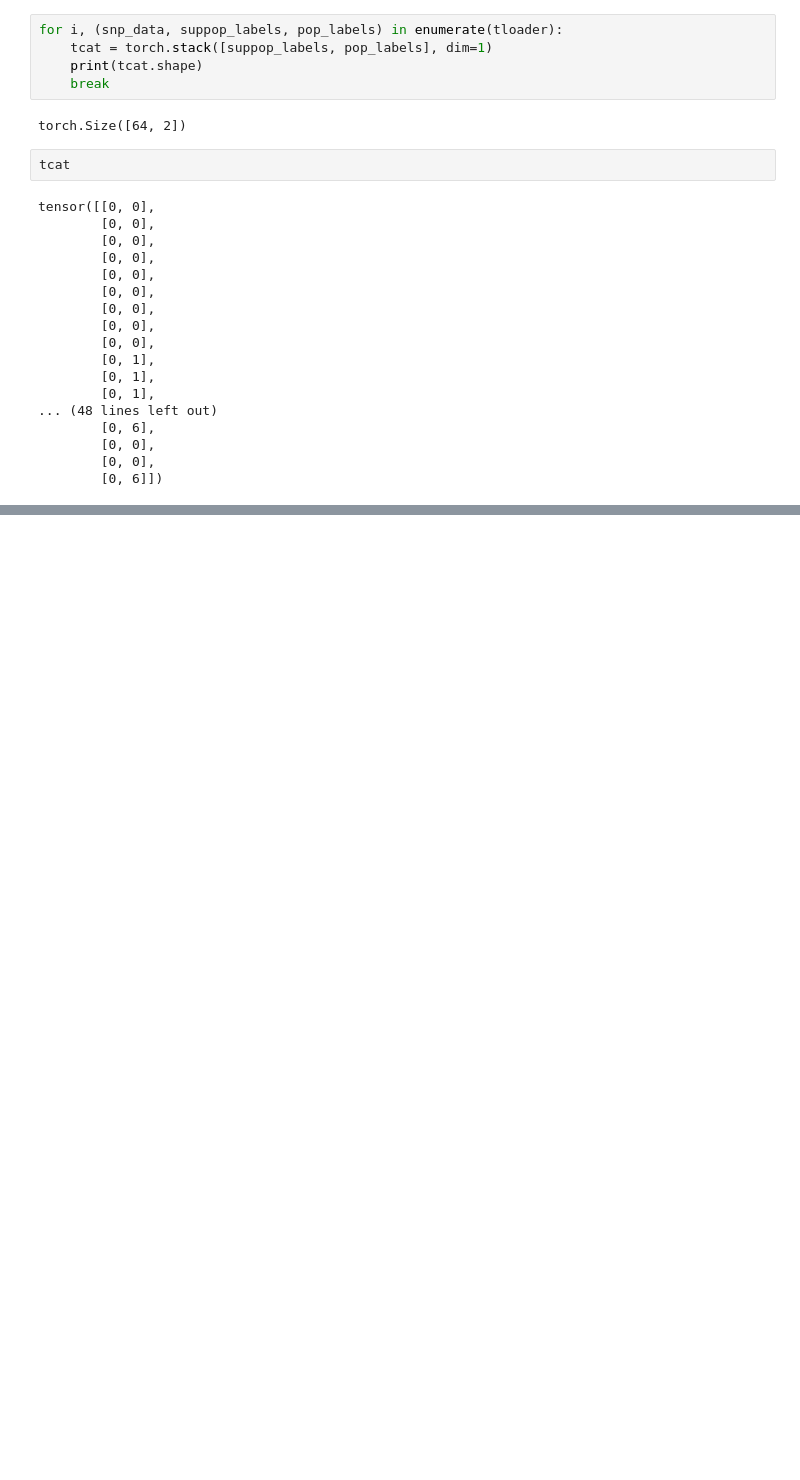
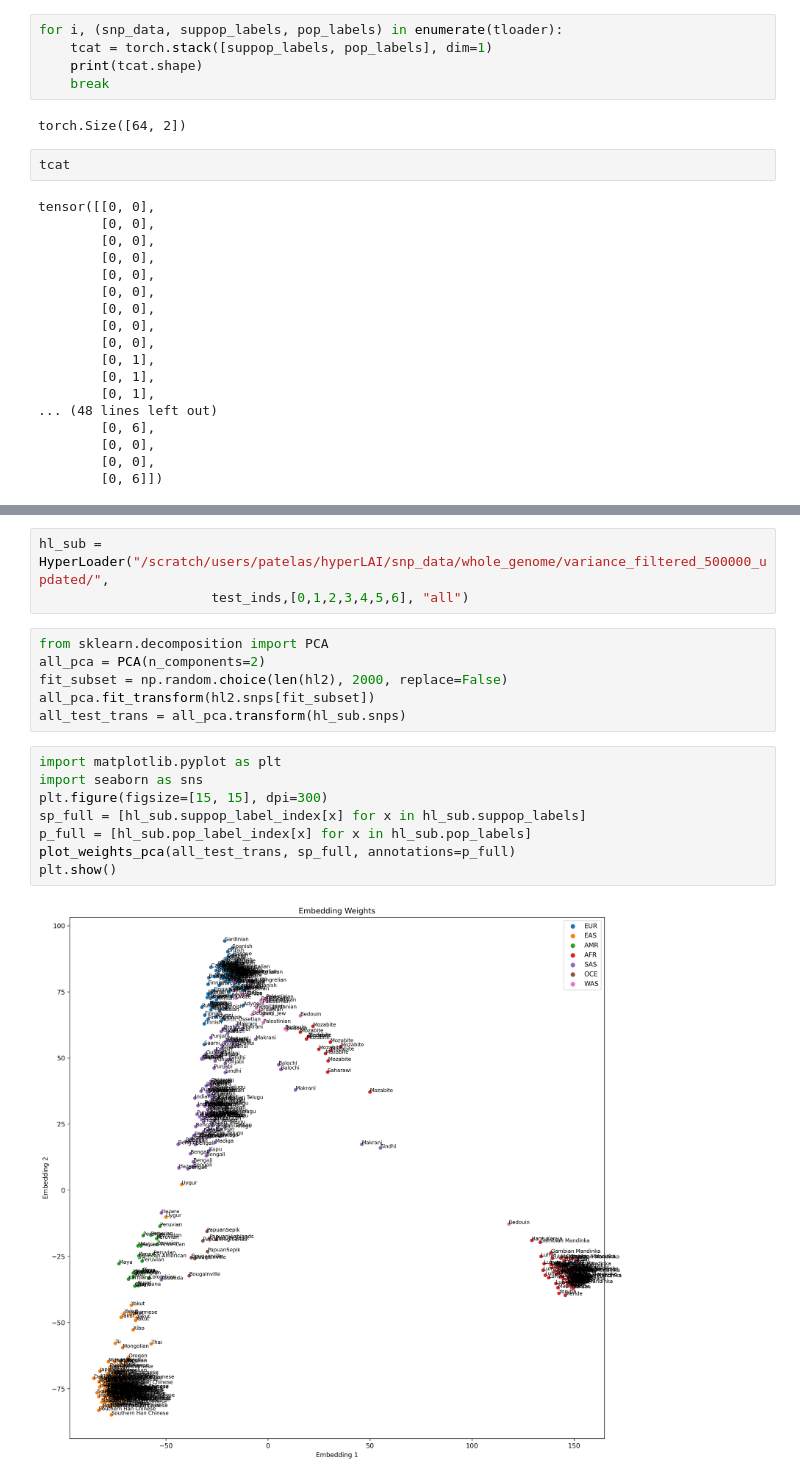
Before and after one commit to AI-sandbox/hyperPop, a Jupyter notebook: notebooks/scratch/scratchwork.ipynb, the cells around one changed output, grey strips where cells are left out. Cells and saved outputs as stored; diff of their text form; blank space fills up the shorter version.

```diff
--- a/notebooks/scratch/scratchwork.ipynb
+++ b/notebooks/scratch/scratchwork.ipynb
@@ -382,0 +441,19 @@ tensor([[0, 0],
+# %%
+hl_sub = HyperLoader("/scratch/users/patelas/hyperLAI/snp_data/whole_genome/variance_filtered_500000_updated/",
+                      test_inds,[0,1,2,3,4,5,6], "all")
+# %%
+from sklearn.decomposition import PCA
+all_pca = PCA(n_components=2)
+fit_subset = np.random.choice(len(hl2), 2000, replace=False)
+all_pca.fit_transform(hl2.snps[fit_subset])
+all_test_trans = all_pca.transform(hl_sub.snps)
+# %%
+import matplotlib.pyplot as plt
+import seaborn as sns
+plt.figure(figsize=[15, 15], dpi=300)
+sp_full = [hl_sub.suppop_label_index[x] for x in hl_sub.suppop_labels]
+p_full = [hl_sub.pop_label_index[x] for x in hl_sub.pop_labels]
+plot_weights_pca(all_test_trans, sp_full, annotations=p_full)
+plt.show()
+# %% [output]
+[figure, added]
```
Also changed, not shown: parts of 11 cells of this notebook, 5 other files.
